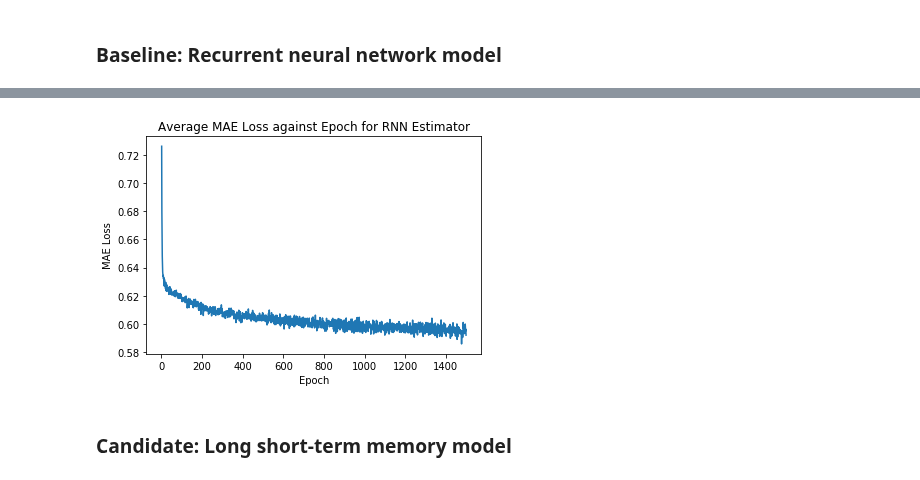
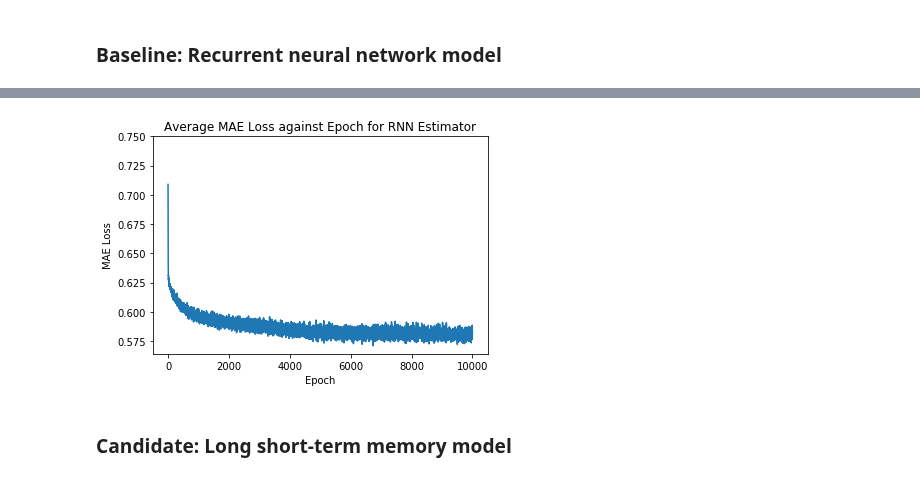
Before and after one commit to alistairwgillespie/wmw_deep_playlist_generator, a Jupyter notebook: 3_Train_Deploy_LOCAL.ipynb, the cells around one changed output, grey strips where cells are left out. Cells and saved outputs as stored; diff of their text form; code cells hidden in the pictures.

```diff
--- a/3_Train_Deploy_LOCAL.ipynb
+++ b/3_Train_Deploy_LOCAL.ipynb
@@ -125,7 +118,7 @@ def train(model, train_loader, epochs, criterion, optimizer, device):
             print('Epoch: {}/{}.............'.format(epoch, epochs), end=' ')
             print("Loss: {:.4f}".format(avg_loss / len(train_loader)))
 # %%
-num_epochs = 1500
+num_epochs = 10000
 # %% [markdown]
 ### Baseline: Recurrent neural network model
 # %%
@@ -183,15 +176,16 @@ Epoch: 1500/1500............. Loss: 0.5920
 # %%
 # RNN Loss Plot
 x = range(1, len(loss_record) + 1)
 y = loss_record
 
 plt.plot(x, y)
 plt.xlabel("Epoch")
 plt.ylabel("MAE Loss")
 plt.title("Average MAE Loss against Epoch for RNN Estimator")
+plt.ylim(top=0.75)
 plt.savefig("img/RNN" + "_" + str(num_epochs) +'.png') # Save diagram
 plt.show()
 # %% [output]
-[figure, old version]
+[figure, new version]
 # %%
 # Save RNN
```
Also changed, not shown: parts of 11 cells of this notebook, 16 other files.
